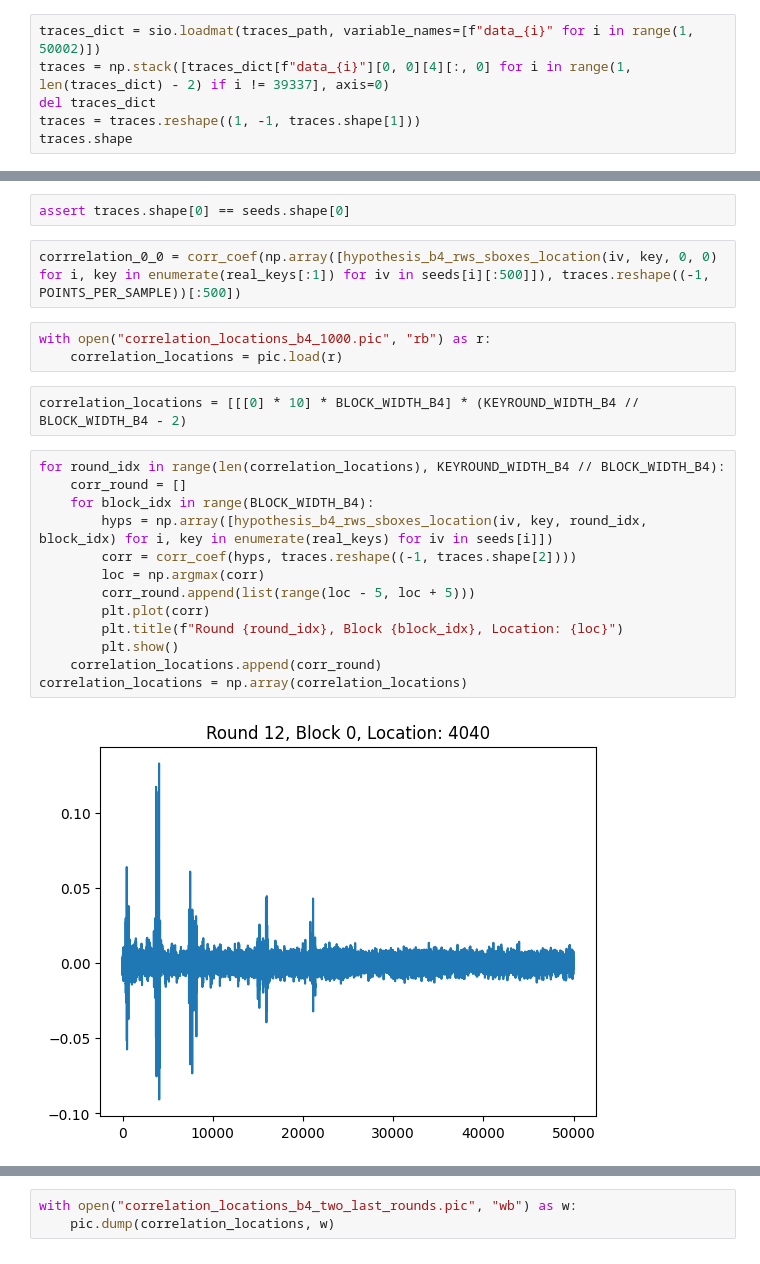
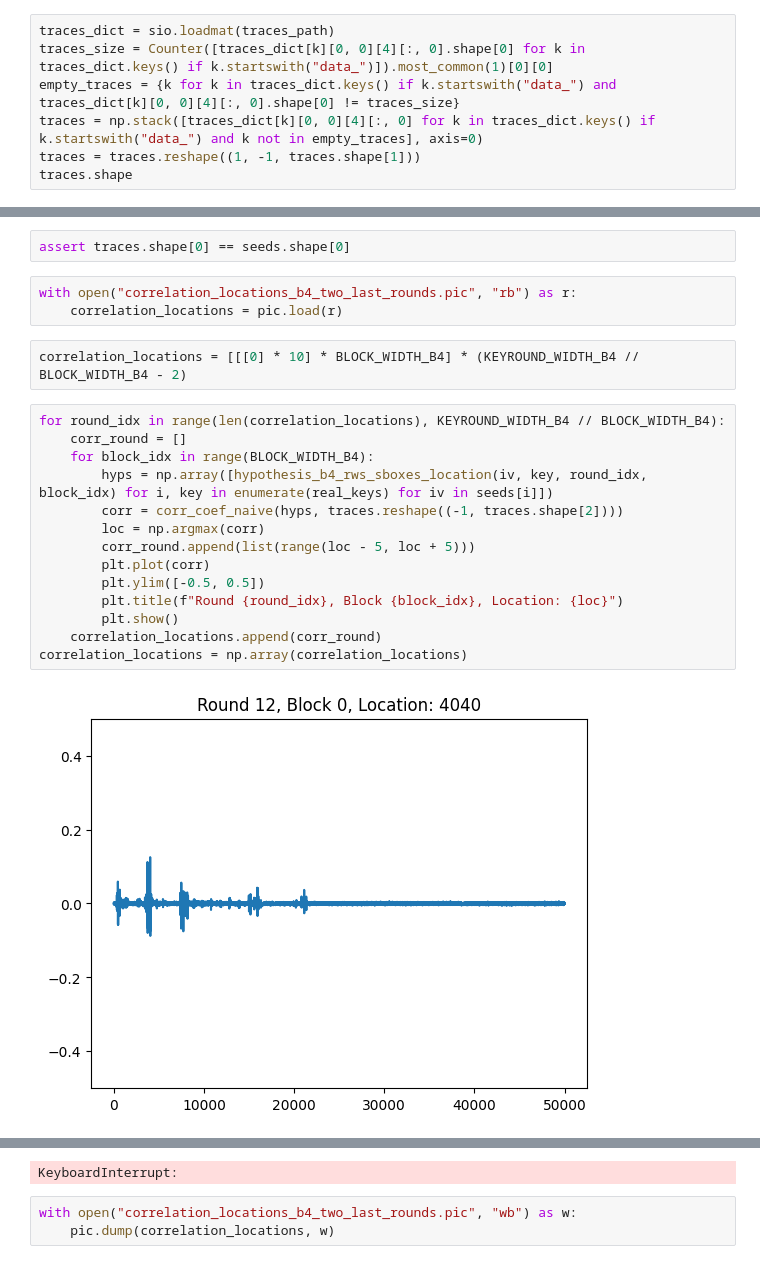
Before and after one commit to Pace222/Elisabeth-b4-SCA, a Jupyter notebook: side_channel_attack/cpa.ipynb, the cells around one changed output, grey strips where cells are left out. Drawn from its saved outputs; the diff is of its cells as text.

Commit message:
Attack with 256'000 samples

```diff
--- a/side_channel_attack/cpa.ipynb
+++ b/side_channel_attack/cpa.ipynb
@@ -209,9 +222,10 @@ def hypothesis_b4_rws_sboxes_location(iv: str, key: List[int], round_idx: int, b
 traces_path = "..\\acquisition\\carto_eB4-Rnd-3-WhiteningAndFullFilter-1_key_256000_samples\\carto_eB4-Rnd-3-WhiteningAndFullFilter.mat"
 key_path = "..\\acquisition\\carto_eB4-Rnd-3-WhiteningAndFullFilter-1_key_256000_samples\\carto_eB4-Rnd-3-WhiteningAndFullFilter.log"
 # %%
-traces_dict = sio.loadmat(traces_path, variable_names=[f"data_{i}" for i in range(1, 50002)])
-traces = np.stack([traces_dict[f"data_{i}"][0, 0][4][:, 0] for i in range(1, len(traces_dict) - 2) if i != 39337], axis=0)
-del traces_dict
+traces_dict = sio.loadmat(traces_path)
+traces_size = Counter([traces_dict[k][0, 0][4][:, 0].shape[0] for k in traces_dict.keys() if k.startswith("data_")]).most_common(1)[0][0]
+empty_traces = {k for k in traces_dict.keys() if k.startswith("data_") and traces_dict[k][0, 0][4][:, 0].shape[0] != traces_size}
+traces = np.stack([traces_dict[k][0, 0][4][:, 0] for k in traces_dict.keys() if k.startswith("data_") and k not in empty_traces], axis=0)
 traces = traces.reshape((1, -1, traces.shape[1]))
 traces.shape
 # %% [output]
@@ -226,24 +242,23 @@ seeds = seeds.reshape((-1, traces.shape[1]))
 # %%
 assert traces.shape[0] == seeds.shape[0]
-# %%
-corrrelation_0_0 = corr_coef(np.array([hypothesis_b4_rws_sboxes_location(iv, key, 0, 0) for i, key in enumerate(real_keys[:1]) for iv in seeds[i][:500]]), traces.reshape((-1, POINTS_PER_SAMPLE))[:500])
 # %%
-with open("correlation_locations_b4_1000.pic", "rb") as r:
+with open("correlation_locations_b4_two_last_rounds.pic", "rb") as r:
     correlation_locations = pic.load(r)
 # %%
 correlation_locations = [[[0] * 10] * BLOCK_WIDTH_B4] * (KEYROUND_WIDTH_B4 // BLOCK_WIDTH_B4 - 2)
 # %%
 for round_idx in range(len(correlation_locations), KEYROUND_WIDTH_B4 // BLOCK_WIDTH_B4):
     corr_round = []
     for block_idx in range(BLOCK_WIDTH_B4):
         hyps = np.array([hypothesis_b4_rws_sboxes_location(iv, key, round_idx, block_idx) for i, key in enumerate(real_keys) for iv in seeds[i]])
-        corr = corr_coef(hyps, traces.reshape((-1, traces.shape[2])))
+        corr = corr_coef_naive(hyps, traces.reshape((-1, traces.shape[2])))
         loc = np.argmax(corr)
         corr_round.append(list(range(loc - 5, loc + 5)))
         plt.plot(corr)
+        plt.ylim([-0.5, 0.5])
         plt.title(f"Round {round_idx}, Block {block_idx}, Location: {loc}")
         plt.show()
     correlation_locations.append(corr_round)
 correlation_locations = np.array(correlation_locations)
 # %% [output]
-[figure, old version]
+[figure, new version]
@@ -263,3 +265,4 @@ correlation_locations = np.array(correlation_locations)
+KeyboardInterrupt:
 # %%
 with open("correlation_locations_b4_two_last_rounds.pic", "wb") as w:
     pic.dump(correlation_locations, w)
```
Also changed, not shown: parts of 7 cells of this notebook.
